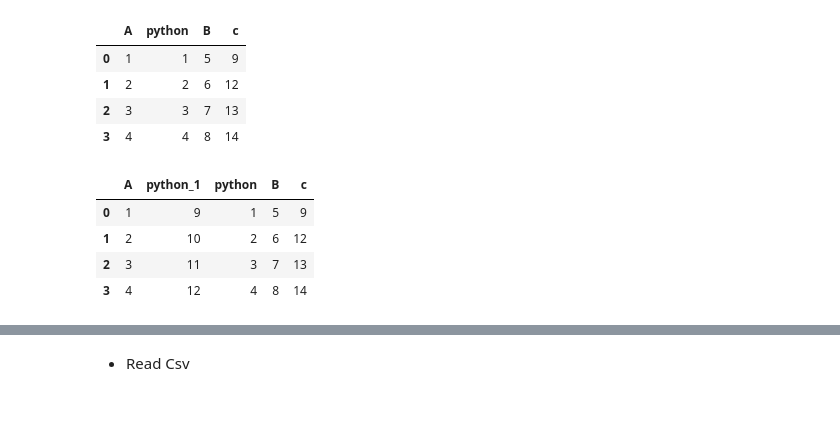
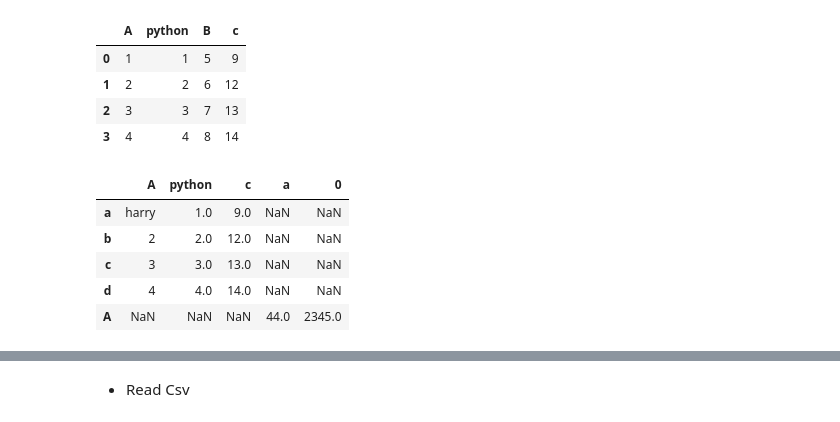
Before and after one commit to SaUmYa702/python-2024-2025-, a Jupyter notebook: analysis/analysis1.ipynb, the cells around one changed output, grey strips where cells are left out. Drawn from its saved outputs; the diff is of its cells as text; code cells hidden in the pictures.

```diff
--- a/analysis/analysis1.ipynb
+++ b/analysis/analysis1.ipynb
@@ -871,12 +888,13 @@ var
 | 1 | 2 | 2 | 6 | 12 |
 | 2 | 3 | 3 | 7 | 13 |
 | 3 | 4 | 4 | 8 | 14 |
-# %%
-var.insert(1,"python_1",[9,10,11,12])
-var
-# %% [output]
-|  | A | python_1 | python | B | c |
-| 0 | 1 | 9 | 1 | 5 | 9 |
-| 1 | 2 | 10 | 2 | 6 | 12 |
-| 2 | 3 | 11 | 3 | 7 | 13 |
-| 3 | 4 | 12 | 4 | 8 | 14 |
+# %%
+var.loc['A',0]=2345
+var
+# %% [output]
+|  | A | python | c | a | 0 |
+| a | harry | 1.0 | 9.0 | NaN | NaN |
+| b | 2 | 2.0 | 12.0 | NaN | NaN |
+| c | 3 | 3.0 | 13.0 | NaN | NaN |
+| d | 4 | 4.0 | 14.0 | NaN | NaN |
+| A | NaN | NaN | NaN | 44.0 | 2345.0 |
```
Also changed, not shown: parts of 14 cells of this notebook.
